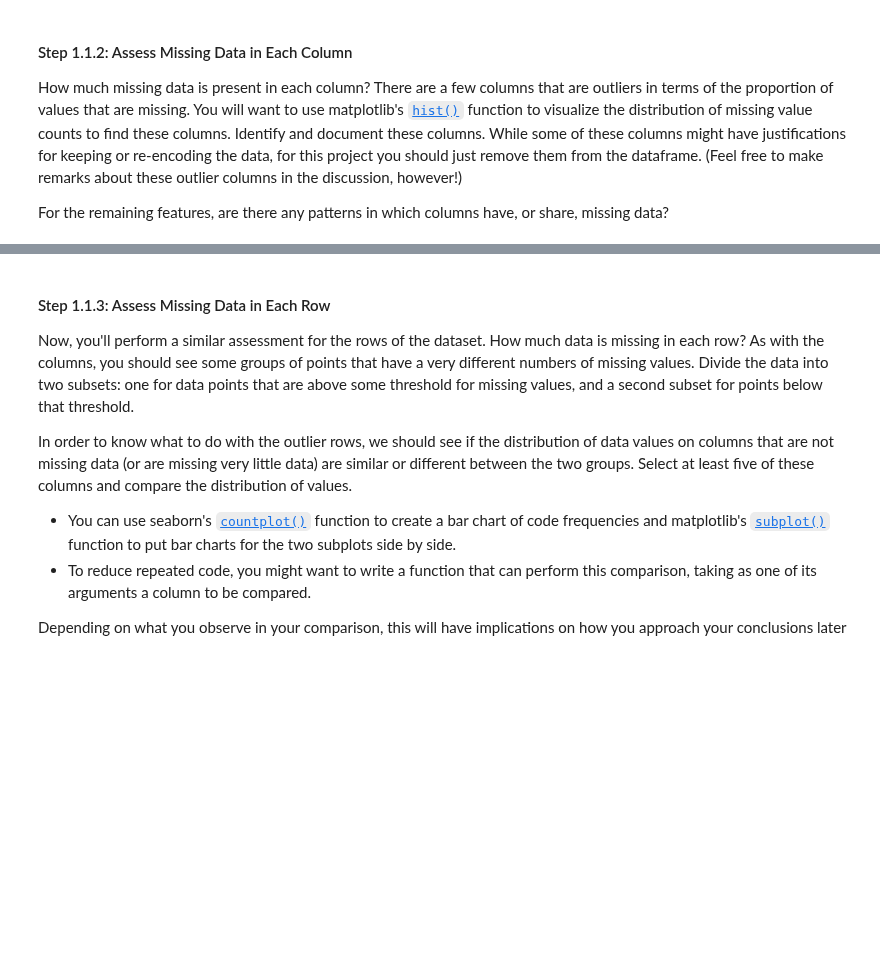
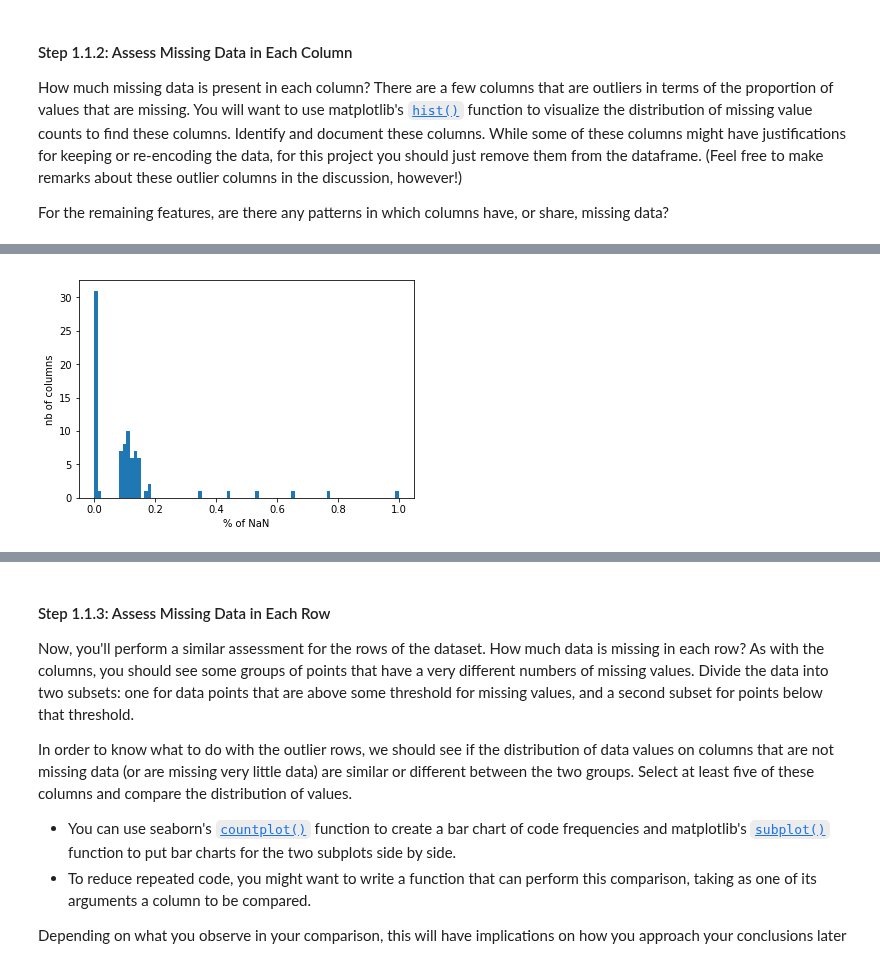
Before and after one commit to jc-udacity/datascientist, a Jupyter notebook: 04_unsupervised_learning/unsupervised_customer_segment_project/Identify_Customer_Segments.ipynb, the cells around one changed output, grey strips where cells are left out. Saved outputs shown, nothing was run; the diff lists cells and outputs as text; code cells hidden in the pictures; blank space fills up the shorter version.

```diff
--- a/04_unsupervised_learning/unsupervised_customer_segment_project/Identify_Customer_Segments.ipynb
+++ b/04_unsupervised_learning/unsupervised_customer_segment_project/Identify_Customer_Segments.ipynb
@@ -222,3 +222,5 @@ For the remaining features, are there any patterns in which columns have, or sha
 # %%
 # Perform an assessment of how much missing data there is in each column of the
 # dataset.
+missing_data = azdias.isna().sum()
+missing_data.describe()
@@ -225,2 +237,10 @@ For the remaining features, are there any patterns in which columns have, or sha
+# %%
+missing_data_percent = missing_data/len(azdias)
 # %%
 # Investigate patterns in the amount of missing data in each column.
+plt.hist(missing_data_percent, bins=missing_data_percent.shape[0])
+plt.xlabel('% of NaN')
+plt.ylabel('nb of columns')
+plt.show()
+# %% [output]
+[figure, added]
```
Also changed, not shown: parts of 16 cells of this notebook.
